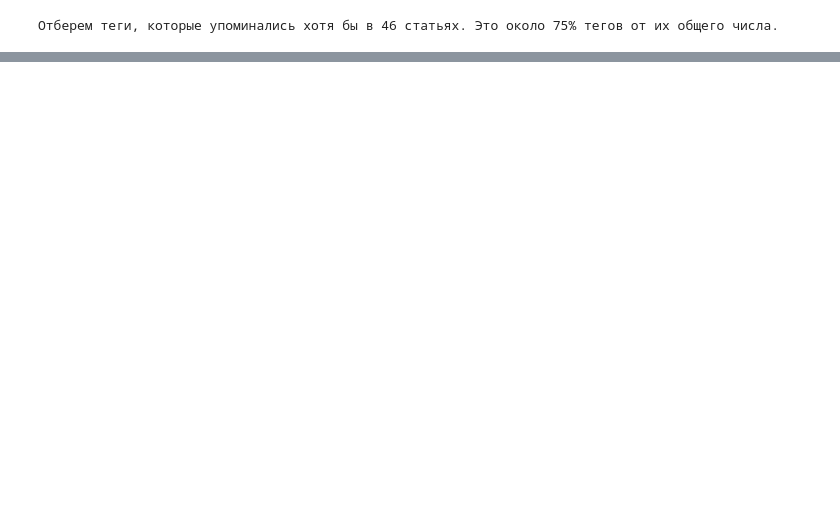
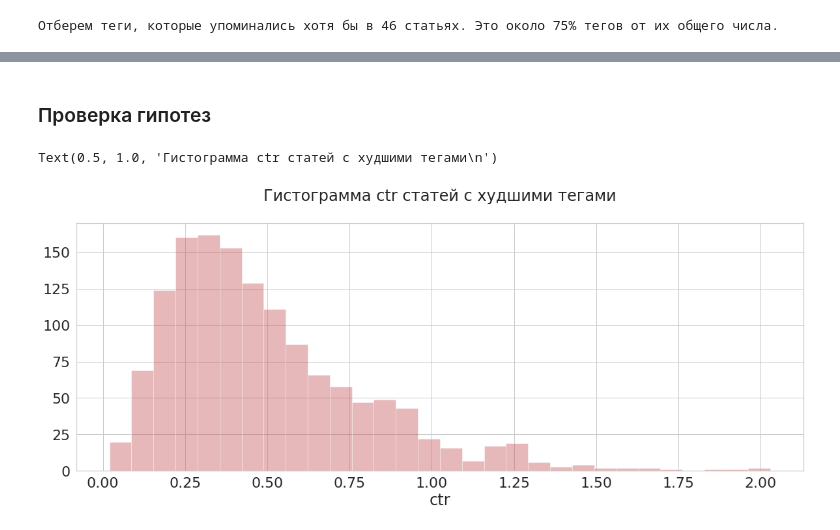
Before and after one commit to AlexanderPytROW/knife.media_project, a Jupyter notebook: 3_tags_analysis.ipynb, the cells around one changed output, grey strips where cells are left out. Drawn from its saved outputs; the diff is of its cells as text; code cells hidden in the pictures; blank space fills up the shorter version.

```diff
--- a/3_tags_analysis.ipynb
+++ b/3_tags_analysis.ipynb
@@ -296,0 +163,3 @@ Name: tags, dtype: int64
+# %%
+best_tags_df = explode_tags.query("tags in @best_tags_mean_ctr.tags")
+bad_tags_df = explode_tags.query("tags in @bad_tags_mean_ctr.tags")
@@ -296,0 +174,4 @@ Name: tags, dtype: int64
+# %%
+# удалим дупликаты
+bad_tags_df = bad_tags_df.drop_duplicates(subset=['id']).reset_index(drop=True)[['id', 'ctr']]
+best_tags_df = best_tags_df.drop_duplicates(subset=['id']).reset_index(drop=True)[['id', 'ctr']]
@@ -296,0 +195,2 @@ Name: tags, dtype: int64
+# %% [markdown]
+### Проверка гипотез
@@ -296,0 +201,6 @@ Name: tags, dtype: int64
+# %%
+sns.distplot(bad_tags_df.ctr, kde=False, color="r")
+plt.title('Гистограмма ctr статей с худшими тегами\n')
+# %% [output]
+Text(0.5, 1.0, 'Гистограмма ctr статей с худшими тегами\n')
+[figure, added]
```
Also changed, not shown: parts of 61 cells of this notebook.
